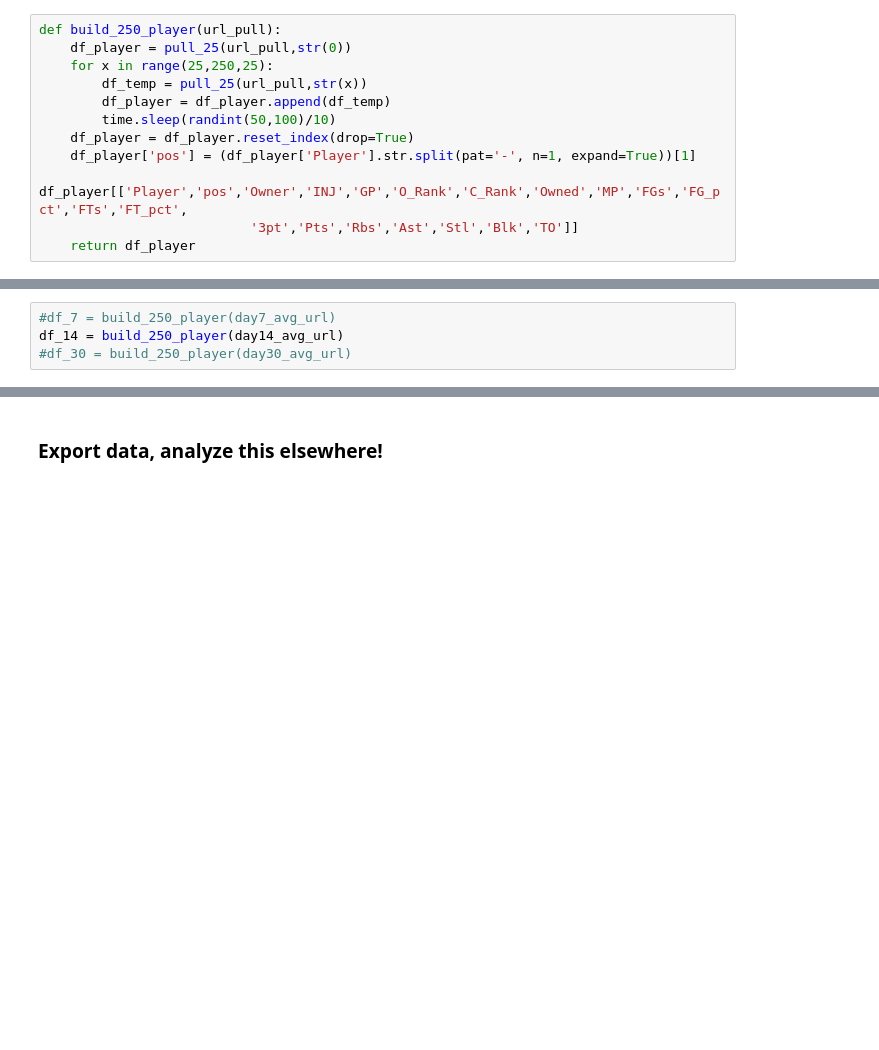
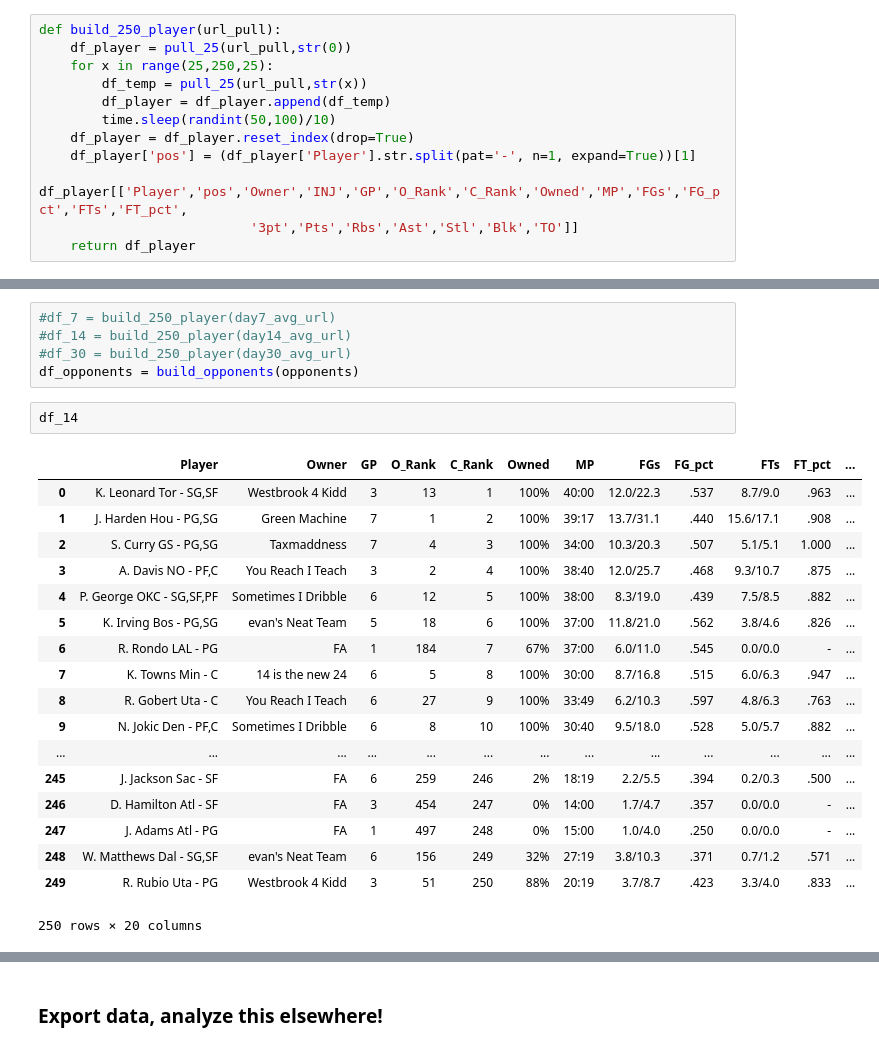
Before and after one commit to flint-hasset/first_scraper, a Jupyter notebook: Scraper-BBall.ipynb, the cells around one changed output, grey strips where cells are left out. Drawn from its saved outputs; the diff is of its cells as text; blank space fills up the shorter version.

```diff
--- a/Scraper-BBall.ipynb
+++ b/Scraper-BBall.ipynb
@@ -78,4 +143,26 @@ def build_250_player(url_pull):
 # %%
 #df_7 = build_250_player(day7_avg_url)
-df_14 = build_250_player(day14_avg_url)
+#df_14 = build_250_player(day14_avg_url)
 #df_30 = build_250_player(day30_avg_url)
+df_opponents = build_opponents(opponents)
+# %%
+df_14
+# %% [output]
+|  | Player | Owner | GP | O_Rank | C_Rank | Owned | MP | FGs | FG_pct | FTs | FT_pct | ... |
+| 0 | K. Leonard Tor - SG,SF | Westbrook 4 Kidd | 3 | 13 | 1 | 100% | 40:00 | 12.0/22.3 | .537 | 8.7/9.0 | .963 | ... |
+| 1 | J. Harden Hou - PG,SG | Green Machine | 7 | 1 | 2 | 100% | 39:17 | 13.7/31.1 | .440 | 15.6/17.1 | .908 | ... |
+| 2 | S. Curry GS - PG,SG | Taxmaddness | 7 | 4 | 3 | 100% | 34:00 | 10.3/20.3 | .507 | 5.1/5.1 | 1.000 | ... |
+| 3 | A. Davis NO - PF,C | You Reach I Teach | 3 | 2 | 4 | 100% | 38:40 | 12.0/25.7 | .468 | 9.3/10.7 | .875 | ... |
+| 4 | P. George OKC - SG,SF,PF | Sometimes I Dribble | 6 | 12 | 5 | 100% | 38:00 | 8.3/19.0 | .439 | 7.5/8.5 | .882 | ... |
+| 5 | K. Irving Bos - PG,SG | evan's Neat Team | 5 | 18 | 6 | 100% | 37:00 | 11.8/21.0 | .562 | 3.8/4.6 | .826 | ... |
+| 6 | R. Rondo LAL - PG | FA | 1 | 184 | 7 | 67% | 37:00 | 6.0/11.0 | .545 | 0.0/0.0 | - | ... |
+| 7 | K. Towns Min - C | 14 is the new 24 | 6 | 5 | 8 | 100% | 30:00 | 8.7/16.8 | .515 | 6.0/6.3 | .947 | ... |
+| 8 | R. Gobert Uta - C | You Reach I Teach | 6 | 27 | 9 | 100% | 33:49 | 6.2/10.3 | .597 | 4.8/6.3 | .763 | ... |
+| 9 | N. Jokic Den - PF,C | Sometimes I Dribble | 6 | 8 | 10 | 100% | 30:40 | 9.5/18.0 | .528 | 5.0/5.7 | .882 | ... |
+| ... | ... | ... | ... | ... | ... | ... | ... | ... | ... | ... | ... | ... |
+| 245 | J. Jackson Sac - SF | FA | 6 | 259 | 246 | 2% | 18:19 | 2.2/5.5 | .394 | 0.2/0.3 | .500 | ... |
+| 246 | D. Hamilton Atl - SF | FA | 3 | 454 | 247 | 0% | 14:00 | 1.7/4.7 | .357 | 0.0/0.0 | - | ... |
+| 247 | J. Adams Atl - PG | FA | 1 | 497 | 248 | 0% | 15:00 | 1.0/4.0 | .250 | 0.0/0.0 | - | ... |
+| 248 | W. Matthews Dal - SG,SF | evan's Neat Team | 6 | 156 | 249 | 32% | 27:19 | 3.8/10.3 | .371 | 0.7/1.2 | .571 | ... |
+| 249 | R. Rubio Uta - PG | Westbrook 4 Kidd | 3 | 51 | 250 | 88% | 20:19 | 3.7/8.7 | .423 | 3.3/4.0 | .833 | ... |
+250 rows × 20 columns
```
Also changed, not shown: parts of 7 cells of this notebook, 1 other file.
